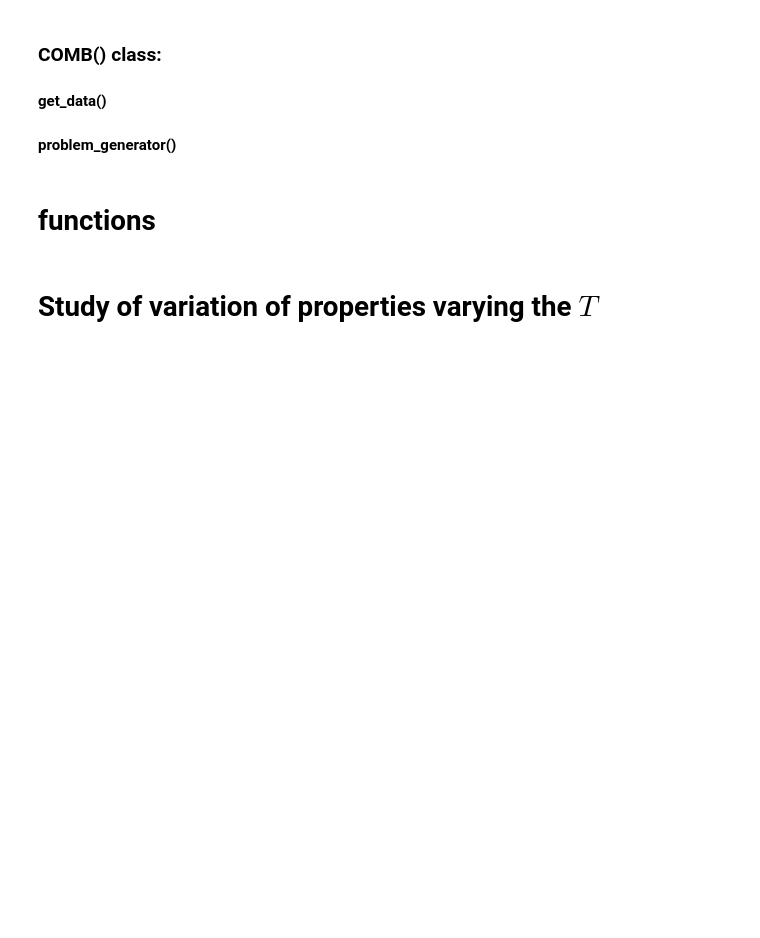
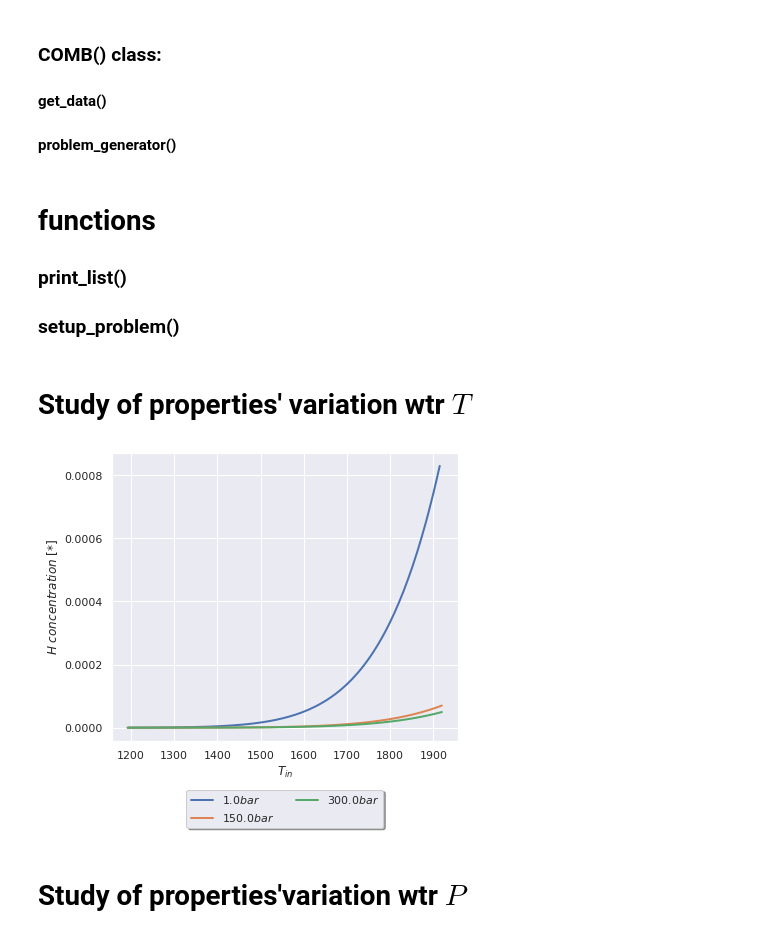
Before and after one commit to antoniopucciarelli/CEA_case, a Jupyter notebook: combustion1.ipynb, the cells around one changed output. Drawn from its saved outputs; the diff is of its cells as text; code cells hidden in the pictures; blank space fills up the shorter version.

```diff
--- a/combustion1.ipynb
+++ b/combustion1.ipynb
@@ -81,7 +74,7 @@ class COMB:
         with open(target, 'w') as file:
             file.write('problem   case=case_01 \n')
             # problem description
-            text = '    hp   p,bar=' + str(P) + ',  t,k=' + str(T) + '\n'
+            text = '    hp   p,bar=' + str(P) + '\n'# + ',  t,k=' + str(T) + '\n'
             file.write(text)
 
             file.write('react \n')
@@ -92,11 +85,13 @@ class COMB:
             text = '    oxid=O2 wt=' + str(OX) +   ',  t,k=' + str(T) + '\n'
             file.write(text)
 
-            file.write('output  transport short \n')
+            file.write('output  transport short trace= 1e-10\n')
             file.write('    plot o/f p t m cp H H2 O O2 O3 OH H2O H2O(L)\n')
             file.write('end \n')
 # %% [markdown]
 # functions
+### print_list()
+### setup_problem()
 # %%
 def print_list(CC):
     '''
@@ -193,5 +188,50 @@ def setup_problem(P_vec,T_vec,H2_vec,O2_vec):
 
     return t, p, of, m, cp, H, H2, O, O2, O3, OH, H2O, H2OL
 # %% [markdown]
-# Study of variation of properties varying the $ T $
+# Study of properties' variation wtr $ T $
+# %%
+# setting up the interval of study
+# reactants
+O2_vec = np.linspace(0.025,0.975,200)
+H2_vec = 1 - O2_vec
+# initial conditions
+T  = np.linspace(200,1000,200)
+P  = np.linspace(1,100,200)
+
+# generation of object list
+CC_P = np.array([COMB() for ii in range(0,len(T))])
+
+# creating the figure
+sbn.set_theme()
+fig1 = plt.figure()
+ax1  = fig1.add_axes([0,0,1,1])
+
+# setting concentrations
+h2 = 1
+o2 = 1
+
+P1 = np.linspace(1,300,3)
+
+for pressure in P1:
+    for ii,temperature in enumerate(T):
+        CC_P[ii].problem_generation(temperature,pressure,h2,o2,'case_01.inp')
+        os.system('bash ./CEA_case')
+        CC_P[ii].get_data('case_01.plt')
+
+        # getting data from object list
+        t, p, of, m, cp, H, H2, O, O2, O3, OH, H2O, H2OL = print_list(CC_P)
+
+    # plotting data
+    ax1.plot(t,H,label=r'$' + str(round(pressure,0)) + 'bar$',linewidth=2)
+
+chartBox = ax1.get_position()
+ax1.set_position([chartBox.x0, chartBox.y0, chartBox.width*0.8, chartBox.height])
+ax1.legend(loc='upper center', bbox_to_anchor=(0.5, -0.15), shadow=True, ncol=2)
+plt.xlabel(r'$T_{in}$')
+plt.ylabel(r'$H \ concentration \ [*]$')
+plt.show()
+# %% [output]
+[figure, added]
+# %% [markdown]
+# Study of properties'variation wtr $P$
 # %%
```
Also changed, not shown: parts of 9 cells of this notebook, 3 other files.
